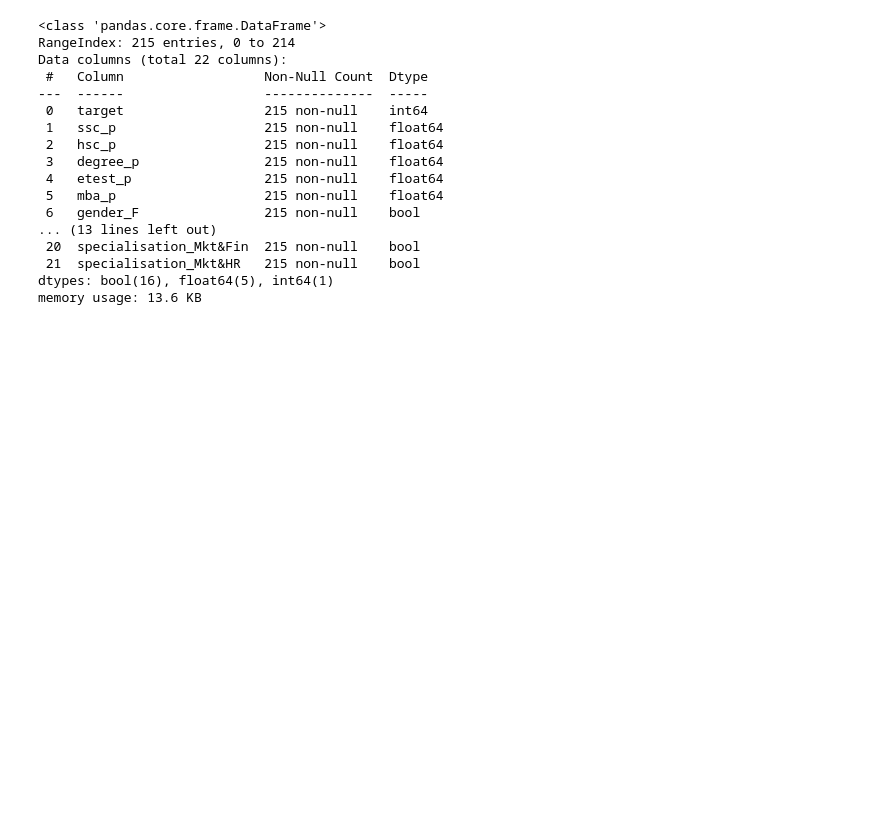
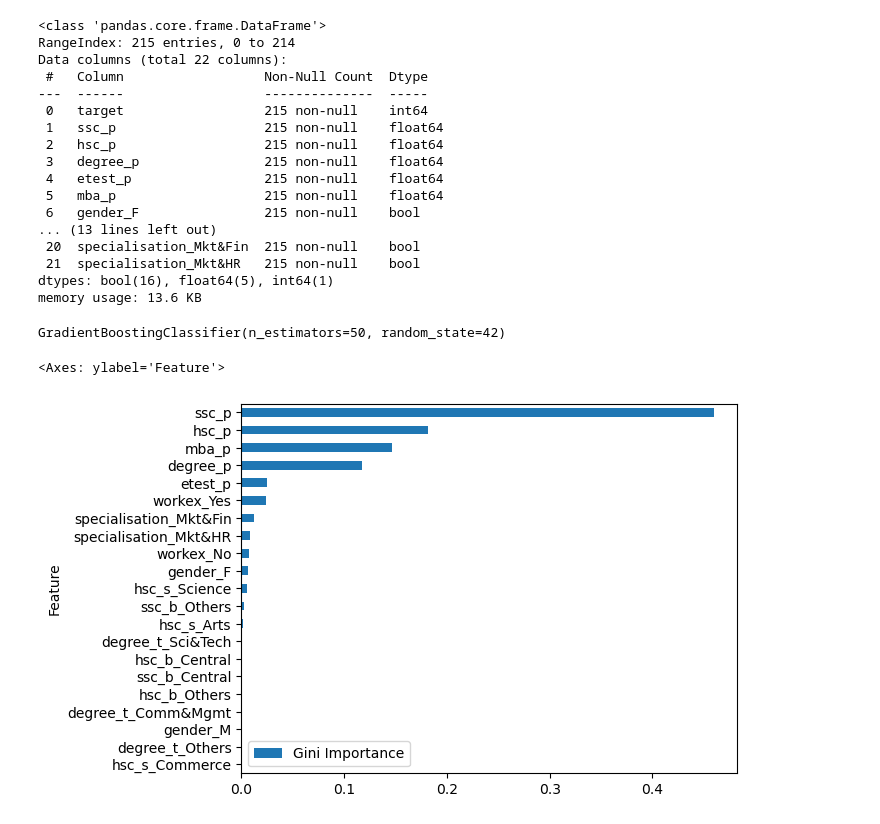
Before and after one commit to zzstephen/zzstephen, a Jupyter notebook: assignments/assignment_ik_sl.ipynb, the cells around one changed output. Drawn from its saved outputs; the diff is of its cells as text; code cells hidden in the pictures; blank space fills up the shorter version.

```diff
--- a/assignments/assignment_ik_sl.ipynb
+++ b/assignments/assignment_ik_sl.ipynb
@@ -226,0 +242,17 @@ memory usage: 13.6 KB
+# %%
+x_columns.remove('target')
+# %%
+clf = GradientBoostingClassifier(n_estimators=50, random_state=42)
+clf.fit(df_converted[x_columns], df_converted['target'])
+# %% [output]
+GradientBoostingClassifier(n_estimators=50, random_state=42)
+# %%
+importances = clf.feature_importances_
+feature_imp_df = pd.DataFrame({'Feature': x_columns, 'Gini Importance': importances}).sort_values('Gini Importance', ascending=False)
+# %%
+feature_imp_df = feature_imp_df.sort_values(by='Gini Importance').reset_index()
+# %%
+feature_imp_df.plot.barh(x='Feature', y='Gini Importance')
+# %% [output]
+<Axes: ylabel='Feature'>
+[figure, added]
```
Also changed, not shown: parts of 22 cells of this notebook.
